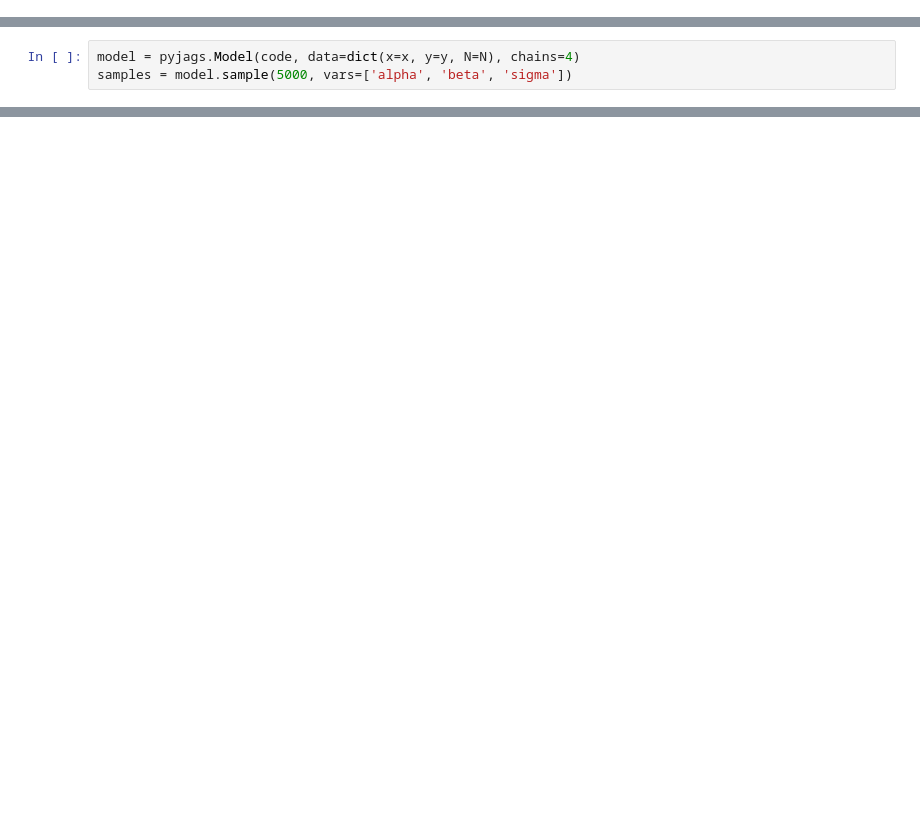
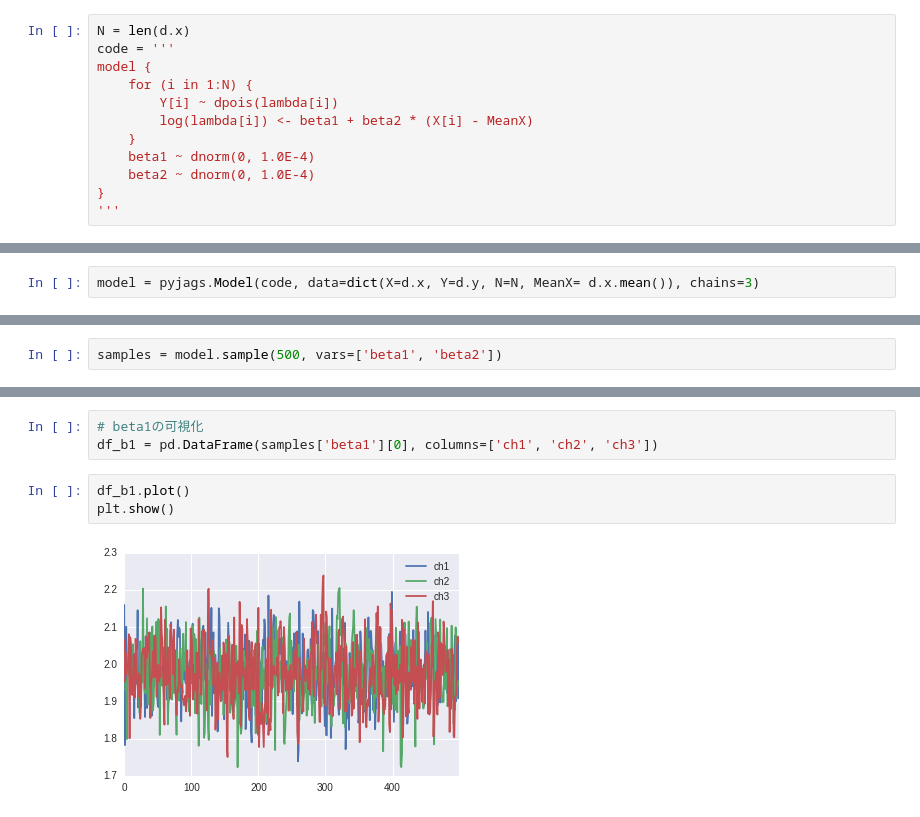
Before and after one commit to take-pwave/notebook, a Jupyter notebook: kubo-book/kubo_book_chap9.ipynb, the cells around one changed output, grey strips where cells are left out. Drawn from its saved outputs; the diff is of its cells as text; blank space fills up the shorter version.

```diff
--- a/kubo-book/kubo_book_chap9.ipynb
+++ b/kubo-book/kubo_book_chap9.ipynb
@@ -28,0 +165,12 @@ model {
+# %%
+N = len(d.x)
+code = '''
+model {
+    for (i in 1:N) {
+        Y[i] ~ dpois(lambda[i])
+        log(lambda[i]) <- beta1 + beta2 * (X[i] - MeanX)
+    }
+    beta1 ~ dnorm(0, 1.0E-4)
+    beta2 ~ dnorm(0, 1.0E-4)
+}
+'''
@@ -29,4 +182,3 @@ model {
 # %%
-model = pyjags.Model(code, data=dict(x=x, y=y, N=N), chains=4)
-samples = model.sample(5000, vars=['alpha', 'beta', 'sigma'])
+model = pyjags.Model(code, data=dict(X=d.x, Y=d.y, N=N, MeanX= d.x.mean()), chains=3)
 # %% [output]
@@ -49,0 +188,2 @@ sampling: iterations 20000 of 20000, elapsed 0:00:20, remaining 0:00:00
+# %%
+samples = model.sample(500, vars=['beta1', 'beta2'])
@@ -62,0 +220,8 @@ sigma  mean =  49.4, 95% credible interval [46.9 52.1]
+# %%
+# beta1の可視化
+df_b1 = pd.DataFrame(samples['beta1'][0], columns=['ch1', 'ch2', 'ch3'])
+# %%
+df_b1.plot()
+plt.show()
+# %% [output]
+[figure, added]
```
Also changed, not shown: parts of 43 cells of this notebook, 13 other files.
